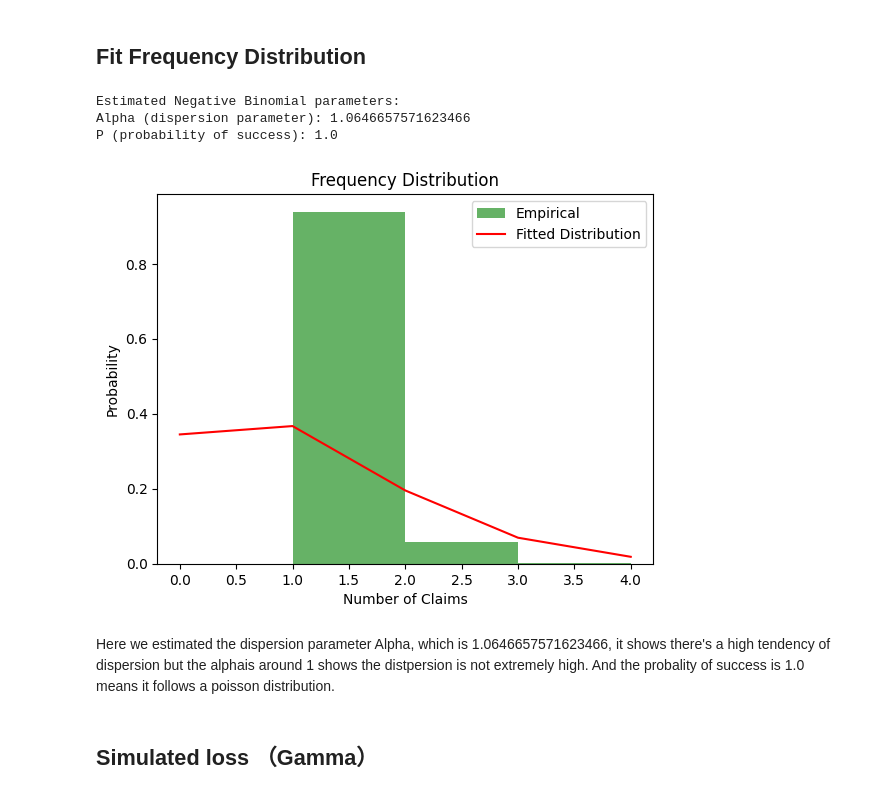
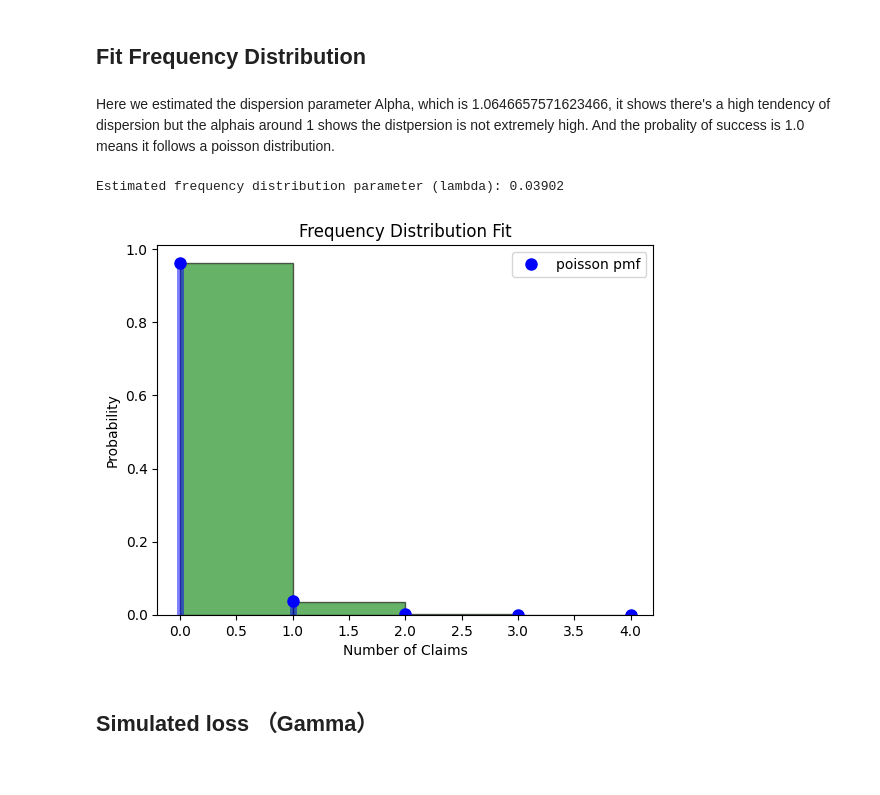
Before and after one commit to bordeauxlink/assurance-term-project, a Jupyter notebook: q2.ipynb, the cells around one changed output. Cells and saved outputs as stored; diff of their text form; code cells hidden in the pictures.

```diff
--- a/q2.ipynb
+++ b/q2.ipynb
@@ -30,51 +30,41 @@ Density        0
 max         4.000000  200000.000000
 # %% [markdown]
 ## Fit Frequency Distribution
-# %%
-import pandas as pd
-import numpy as np
-import scipy.stats as stats
-import matplotlib.pyplot as plt
-
-claim_data = pd.read_csv('claim_data_group5_2024.csv')
-claim_data = claim_data.dropna()
-claim_data = claim_data[(claim_data['ClaimNb'] >= 0) & (claim_data['ClaimAmount'] > 0)]  # Ensure ClaimAmount > 0
-claim_frequency = claim_data['ClaimNb']
-mean_claim_freq = claim_frequency.mean()
-var_claim_freq = claim_frequency.var()
-if var_claim_freq > mean_claim_freq:
-    alpha_est = mean_claim_freq**2 / (var_claim_freq - mean_claim_freq)
-    p_est = mean_claim_freq / var_claim_freq
-else:
-    alpha_est = mean_claim_freq
-    p_est = 1.0
-
-print("Estimated Negative Binomial parameters:")
-print("Alpha (dispersion parameter):", alpha_est)
-print("P (probability of success):", p_est)
-
-# Plot
-plt.hist(claim_frequency, bins=range(0, int(claim_frequency.max()) + 1), density=True, alpha=0.6, color='g', label='Empirical')
-
-x = np.arange(0, int(claim_frequency.max()) + 1)
-if var_claim_freq > mean_claim_freq:
-    fitted_nb = stats.nbinom.pmf(x, alpha_est, p_est)
-else:
-    fitted_nb = stats.poisson.pmf(x, alpha_est)
-plt.plot(x, fitted_nb, 'r-', label='Fitted Distribution')
-
-plt.title('Frequency Distribution')
-plt.xlabel('Number of Claims')
-plt.ylabel('Probability')
-plt.legend()
-plt.show()
-# %% [output]
-Estimated Negative Binomial parameters:
-Alpha (dispersion parameter): 1.0646657571623466
-P (probability of success): 1.0
-[figure, removed]
 # %% [markdown]
 Here we estimated the dispersion parameter Alpha, which is 1.0646657571623466, it shows there's a high tendency of dispersion but the alphais around 1 shows the distpersion is not extremely high. And the probality of success is 1.0 means it follows a poisson distribution.
+# %%
+import numpy as np
+import pandas as pd
+import scipy.stats as stats
+import matplotlib.pyplot as plt
+
+# Load historical claims data
+data = pd.read_csv('claim_data_group5_2024.csv')
+frequency_data = data['ClaimNb']
+
+# Estimate frequency distribution parameters (Poisson distribution)
+frequency_mean = np.mean(frequency_data)
+frequency_dist = stats.poisson(mu=frequency_mean)
+
+# Print estimated parameter
+print(f"Estimated frequency distribution parameter (lambda): {frequency_mean}")
+
+# Visualize frequency distribution
+plt.hist(frequency_data, bins=range(int(min(frequency_data)), int(max(frequency_data)) + 1), density=True, alpha=0.6, color='g', edgecolor='black')
+
+# Plot fitted Poisson distribution
+x = np.arange(int(min(frequency_data)), int(max(frequency_data)) + 1)
+plt.plot(x, frequency_dist.pmf(x), 'bo', ms=8, label='poisson pmf')
+plt.vlines(x, 0, frequency_dist.pmf(x), colors='b', lw=5, alpha=0.5)
+
+plt.xlabel('Number of Claims')
+plt.ylabel('Probability')
+plt.title('Frequency Distribution Fit')
+plt.legend()
+plt.show()
+# %% [output]
+Estimated frequency distribution parameter (lambda): 0.03902
+[figure, added]
 # %% [markdown]
  ## Simulated loss （Gamma）
 # %% [markdown]
```
Also changed, not shown: parts of 4 cells of this notebook, 2 other files.
